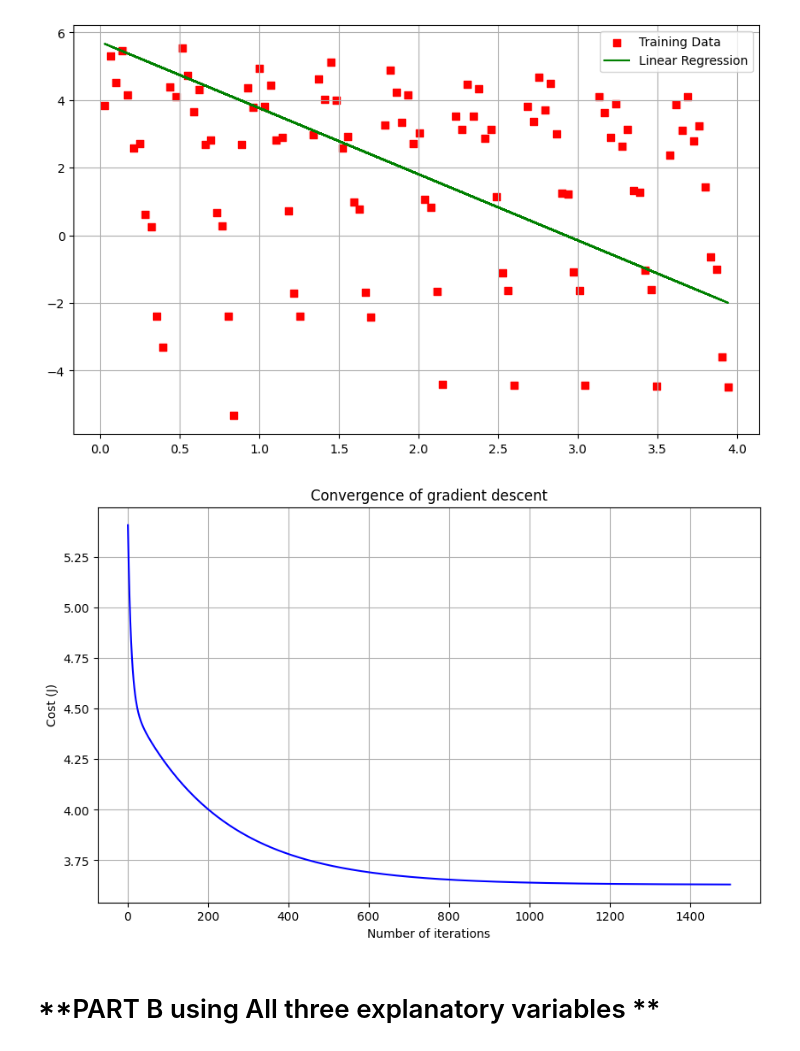
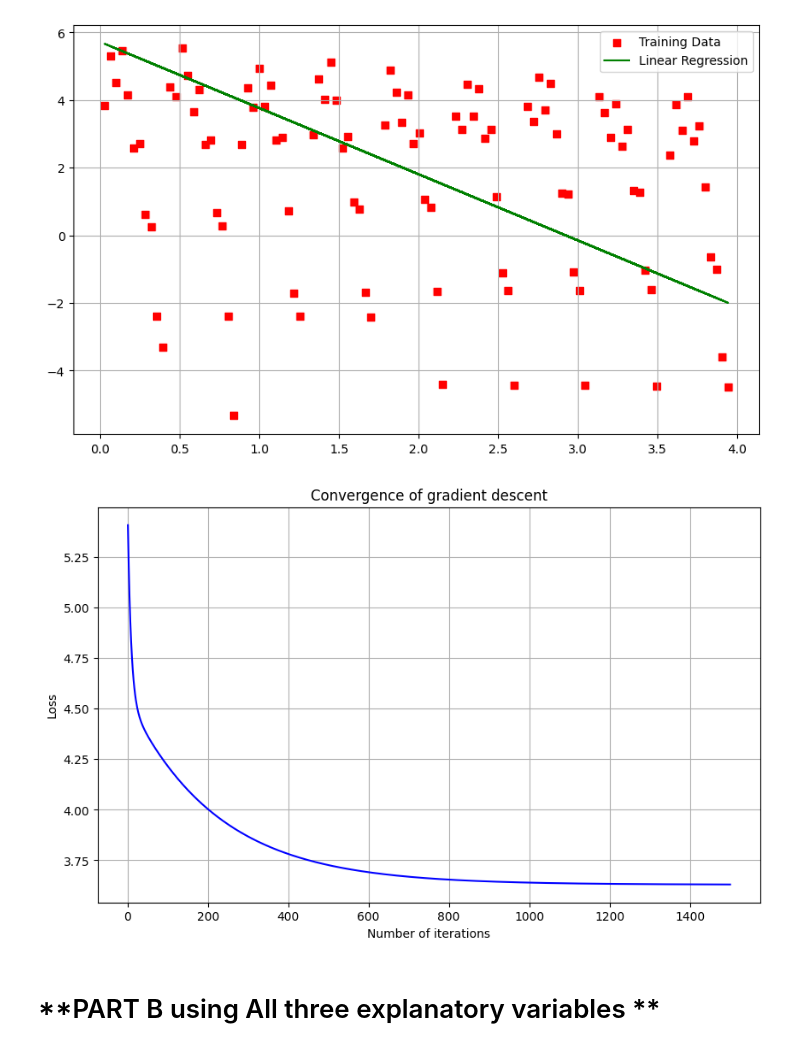
Before and after one commit to Swayyum/Intro-to-ML, a Jupyter notebook: HW1.ipynb, the cells around one changed output. Drawn from its saved outputs; the diff is of its cells as text; code cells hidden in the pictures.

```diff
--- a/HW1.ipynb
+++ b/HW1.ipynb
@@ -284,16 +284,16 @@ cost_history = [5.40768785 5.30397076 5.21178297 ... 3.63053597 3.6305311  3.630
 # %%
 plt.plot(range(1, iterations + 1), cost_history_2, color='blue')
 plt.rcParams["figure.figsize"] = (10, 6)
 plt.grid(True)
 
 plt.xlabel('Number of iterations')
-plt.ylabel('Cost (J)')
+plt.ylabel('Loss')
 plt.title('Convergence of gradient descent')
 
 # Show the plot
 plt.show()
 # %% [output]
-[figure, old version]
+[figure, new version]
 # %% [markdown]
 # **PART B using All three explanatory variables **
 # %%
```
Also changed, not shown: parts of 3 cells of this notebook.
